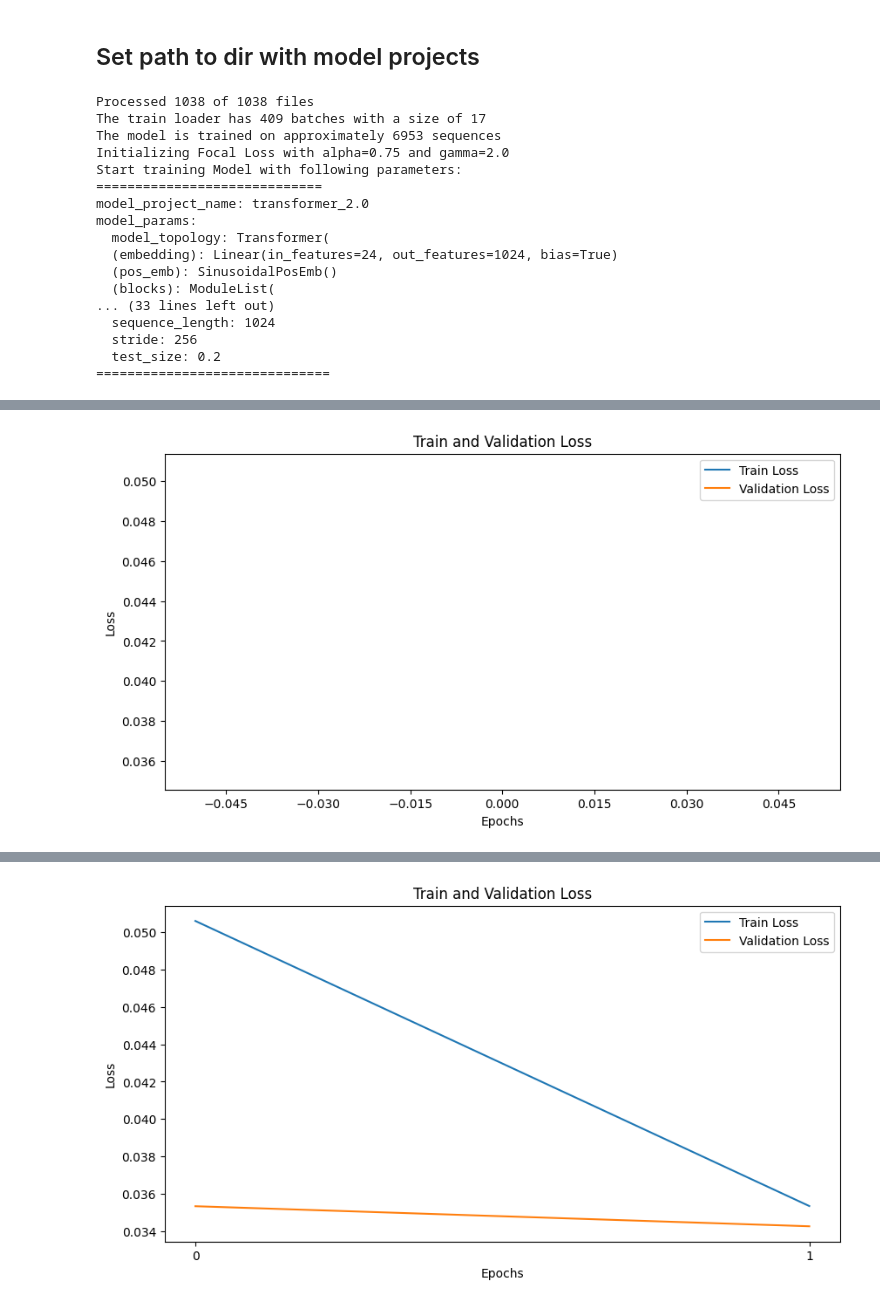
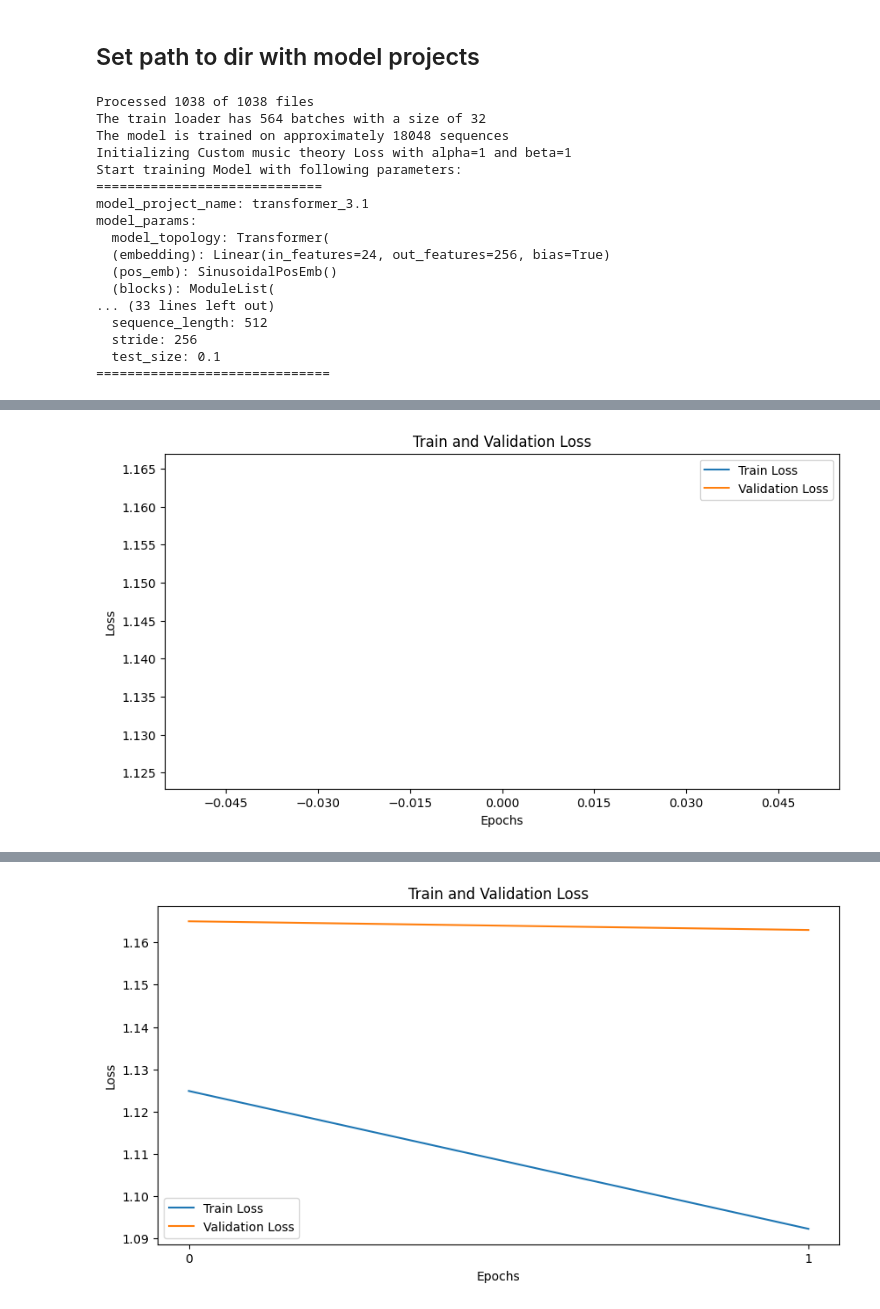
Before and after one commit to spirio-sessions/minus1, a Jupyter notebook: transformer_decoder_training/jupyter_notebooks/piano_training/training_with_template.ipynb, the cells around one changed output, grey strips where cells are left out. Drawn from its saved outputs; the diff is of its cells as text; code cells hidden in the pictures.

Commit message:
add new models + evaluation

```diff
--- a/transformer_decoder_training/jupyter_notebooks/piano_training/training_with_template.ipynb
+++ b/transformer_decoder_training/jupyter_notebooks/piano_training/training_with_template.ipynb
@@ -27,50 +27,50 @@ import transformer_decoder_training.training_helper_functions as helper
 config = helper.create_json_template()
 
 # Set model project name (for directory name)
-config["model_project_name"] = "transformer_2.0"
+config["model_project_name"] = "transformer_3.1"
 
 # Set model parameters
 config["model_params"]["num_emb"] = 24
-config["model_params"]["hidden_size"] = 1024
-config["model_params"]["num_layers"] = 8
-config["model_params"]["num_heads"] = 8
+config["model_params"]["hidden_size"] = 256
+config["model_params"]["num_layers"] = 4
+config["model_params"]["num_heads"] = 4
 # config["model_params"]["output_dim"] = 10  can be set optionally
 
 # Set training parameters
 config["training_params"]["learning_rate"] = 0.0001
-config["training_params"]["num_epochs"] = 100
+config["training_params"]["num_epochs"] = 200
 config["training_params"]["optimizer"] = "Adam"
-config["training_params"]["loss_fn"] = "FocalLoss"
-config["training_params"]["loss_fn_parameters"]["alpha"] = 0.75
-config["training_params"]["loss_fn_parameters"]["gamma"] = 2.0
+config["training_params"]["loss_fn"] = "MusicTheoryLoss"
+config["training_params"]["loss_fn_parameters"]["alpha"] = 1
+config["training_params"]["loss_fn_parameters"]["gamma"] = 1
 
 # Set training data parameters
 config["training_data_params"]["sos_token"] = [[1] * 24]
 config["training_data_params"]["pad_token"] = [[2] * 24]
-config["training_data_params"]["snapshot_interval"] = 0.1
-config["training_data_params"]["batch_size"] = 17
-config["training_data_params"]["sequence_length"] = 1024
+config["training_data_params"]["snapshot_interval"] = 0.05
+config["training_data_params"]["batch_size"] = 32
+config["training_data_params"]["sequence_length"] = 512
 config["training_data_params"]["stride"] = 256
-config["training_data_params"]["test_size"] = 0.2
+config["training_data_params"]["test_size"] = 0.1
 
 config_path = helper.save_json_config(config, projects_path)
 
 helper.train_model_from_config(str(config_path), dataset_dir, device)
 # %% [output]
 Processed 1038 of 1038 files
-The train loader has 409 batches with a size of 17
-The model is trained on approximately 6953 sequences
-Initializing Focal Loss with alpha=0.75 and gamma=2.0
+The train loader has 564 batches with a size of 32
+The model is trained on approximately 18048 sequences
+Initializing Custom music theory Loss with alpha=1 and beta=1
 Start training Model with following parameters:
 =============================
-model_project_name: transformer_2.0
+model_project_name: transformer_3.1
 model_params:
   model_topology: Transformer(
-  (embedding): Linear(in_features=24, out_features=1024, bias=True)
+  (embedding): Linear(in_features=24, out_features=256, bias=True)
   (pos_emb): SinusoidalPosEmb()
   (blocks): ModuleList(
 ... (33 lines left out)
-  sequence_length: 1024
+  sequence_length: 512
   stride: 256
-  test_size: 0.2
+  test_size: 0.1
 ==============================
@@ -78 +78 @@ Epoch: 1, Train loss: 0.051, Val loss: 0.035, Epoch time = 181.488s
-[figure, old version]
+[figure, new version]
@@ -80 +80 @@ Epoch: 2, Train loss: 0.035, Val loss: 0.034, Epoch time = 178.523s
-[figure, old version]
+[figure, new version]
```
Also changed, not shown: parts of 1 cell of this notebook, 38 other files.
